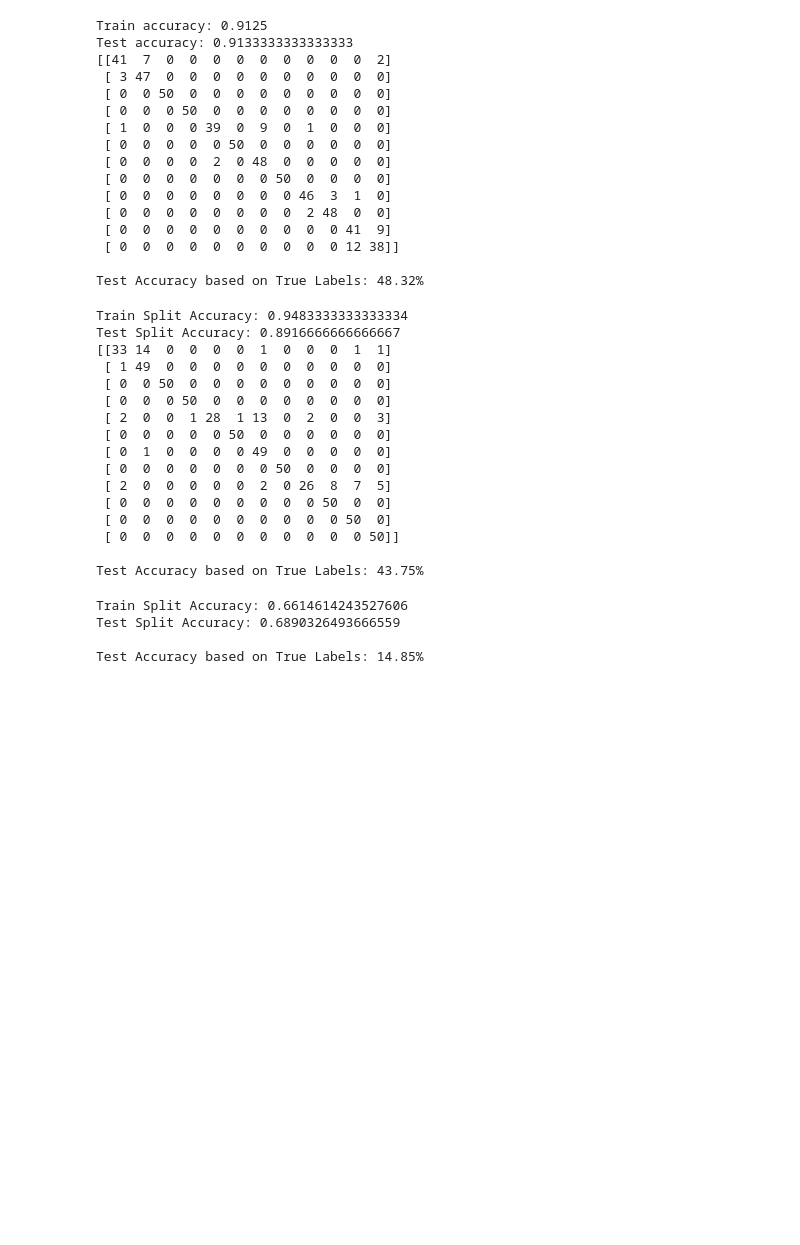
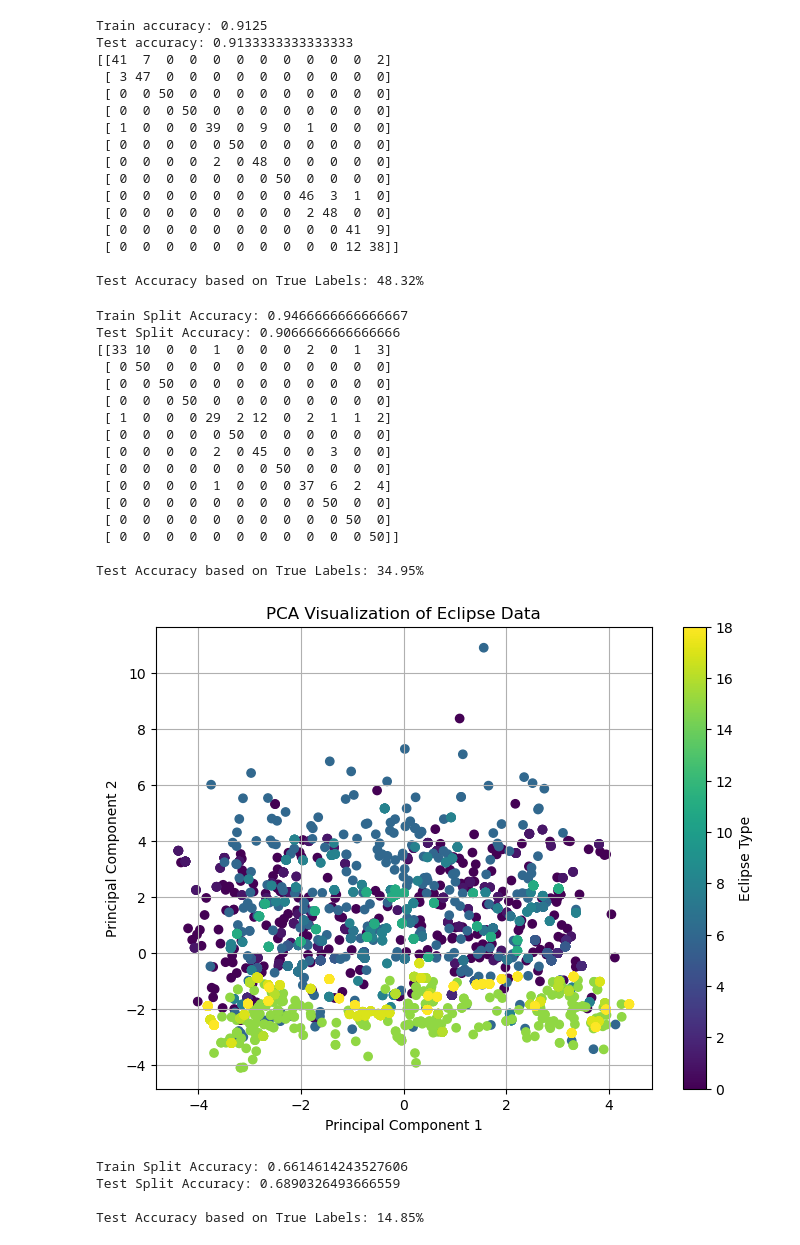
Before and after one commit to dylondark/aml-project3, a Jupyter notebook: Project3.ipynb, the cells around one changed output. Saved outputs shown, nothing was run; the diff lists cells and outputs as text; code cells hidden in the pictures; blank space fills up the shorter version.

```diff
--- a/Project3.ipynb
+++ b/Project3.ipynb
@@ -422,6 +422,8 @@ from sklearn.pipeline import Pipeline
 from sklearn.neighbors import KNeighborsClassifier
 from scipy.stats import entropy
 from sklearn.impute import SimpleImputer
+from sklearn.decomposition import PCA  # Add this import for PCA
+import matplotlib.pyplot as plt
 
 # read in the .csv file
 eclipse_df = pd.read_csv("Eclipse_Pred\Eclipse_Train.csv")
@@ -585,41 +587,63 @@ test_X_scaled = scaler.fit_transform(test_X)
 imputer = SimpleImputer(strategy='mean', missing_values=np.nan, fill_value=None)
 test_X_imputed = imputer.fit_transform(test_X_scaled)
 
 # Predict eclipse types for the testing data
 y_test_pred = clf2.predict(test_X_imputed)
 
 # Convert predicted eclipse types to integers and ensure they are within the range [0, 18]
 y_test_pred = np.clip(y_test_pred, 0, 18)
 
 # Write the predicted eclipse types to the DataFrame
 test_eclipse_df['Pred_Eclipse_Type'] = y_test_pred
 
 # Write the predictions to a new file
 test_eclipse_df.to_csv("Project3_pred.csv")
 
 # Read the true eclipse labels for the testing data
 true_labels_df = pd.read_csv("Eclipse_Pred\True_Eclipse_Test_Label.csv", index_col="Catalog Number")
 
 # Calculate test accuracy by comparing predicted and true labels
 test_accuracy = np.mean(y_test_pred == true_labels_df["Eclipse Type"]) * 100
 print("\nTest Accuracy based on True Labels: {:.2f}%".format(test_accuracy))
+
+imputer = SimpleImputer(strategy='mean')
+X_imputed = imputer.fit_transform(X)
+
+# Standardize the features
+scaler = StandardScaler()
+X_scaled = scaler.fit_transform(X_imputed)
+
+# Apply PCA
+pca = PCA(n_components=2)
+X_pca = pca.fit_transform(X_scaled)
+
+# Visualize the data
+plt.figure(figsize=(8, 6))
+plt.scatter(X_pca[:, 0], X_pca[:, 1], c=y, cmap='viridis')
+plt.title('PCA Visualization of Eclipse Data')
+plt.xlabel('Principal Component 1')
+plt.ylabel('Principal Component 2')
+plt.colorbar(label='Eclipse Type')
+plt.grid(True)
+plt.show()
 # %% [output]
-Train Split Accuracy: 0.9483333333333334
-Test Split Accuracy: 0.8916666666666667
-[[33 14  0  0  0  0  1  0  0  0  1  1]
- [ 1 49  0  0  0  0  0  0  0  0  0  0]
+Train Split Accuracy: 0.9466666666666667
+Test Split Accuracy: 0.9066666666666666
+[[33 10  0  0  1  0  0  0  2  0  1  3]
+ [ 0 50  0  0  0  0  0  0  0  0  0  0]
  [ 0  0 50  0  0  0  0  0  0  0  0  0]
  [ 0  0  0 50  0  0  0  0  0  0  0  0]
- [ 2  0  0  1 28  1 13  0  2  0  0  3]
+ [ 1  0  0  0 29  2 12  0  2  1  1  2]
  [ 0  0  0  0  0 50  0  0  0  0  0  0]
- [ 0  1  0  0  0  0 49  0  0  0  0  0]
+ [ 0  0  0  0  2  0 45  0  0  3  0  0]
  [ 0  0  0  0  0  0  0 50  0  0  0  0]
- [ 2  0  0  0  0  0  2  0 26  8  7  5]
+ [ 0  0  0  0  1  0  0  0 37  6  2  4]
  [ 0  0  0  0  0  0  0  0  0 50  0  0]
  [ 0  0  0  0  0  0  0  0  0  0 50  0]
  [ 0  0  0  0  0  0  0  0  0  0  0 50]]
 
-Test Accuracy based on True Labels: 43.75%
+Test Accuracy based on True Labels: 34.95%
+[figure, added]
 # %%
 # model 3 - Linear Regression
 
```
Also changed, not shown: 4 other files.
